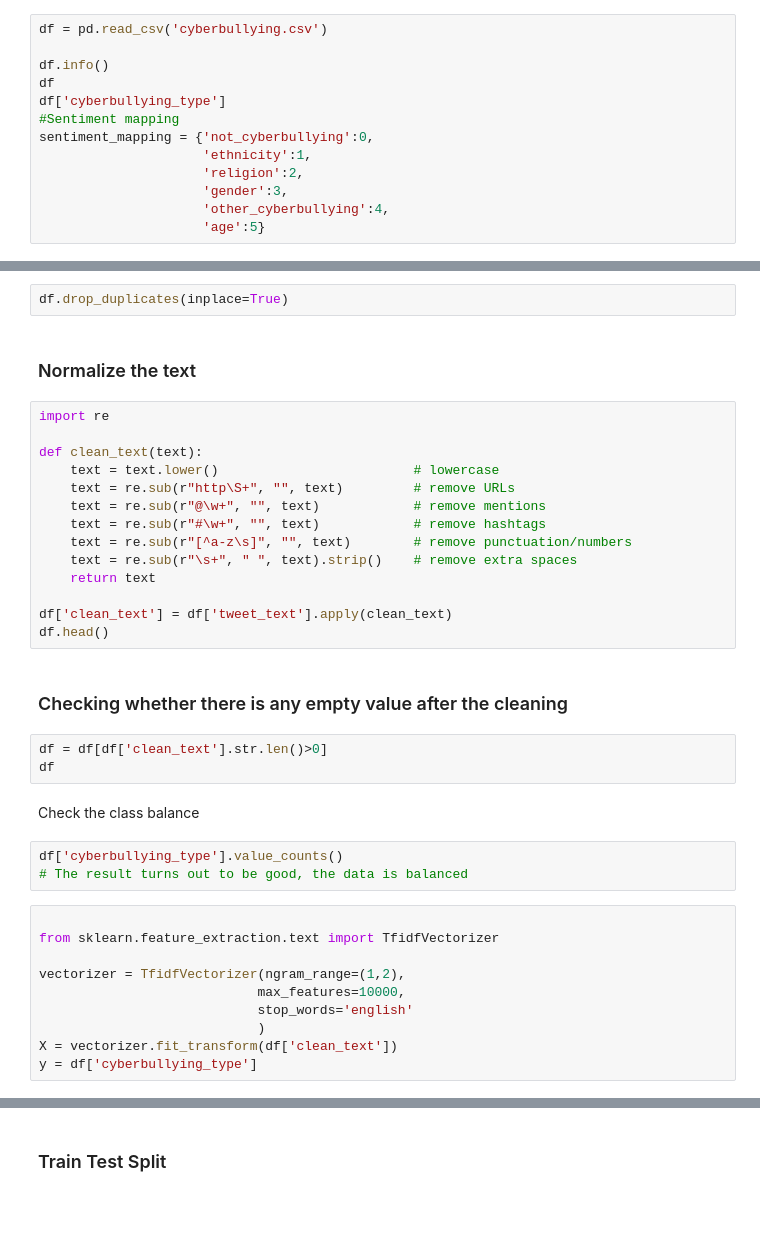
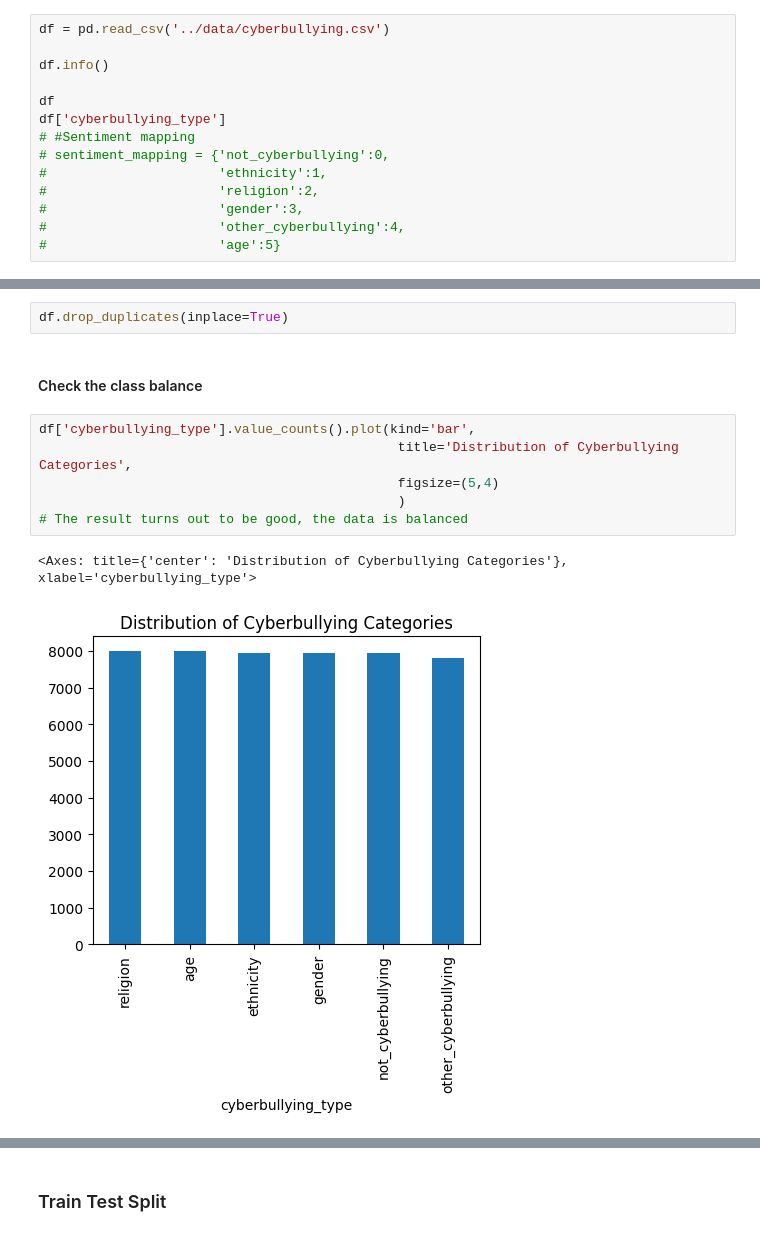
Before and after one commit to lyhengchhen/cyberbullyclassification, a Jupyter notebook: notebooks/cyberclassi.ipynb, the cells around one changed output, grey strips where cells are left out. Drawn from its saved outputs; the diff is of its cells as text; blank space fills up the shorter version.

Commit message:
Preprocessing + feature Engineering + Tfidf + Confusion Matrix

```diff
--- a/notebooks/cyberclassi.ipynb
+++ b/notebooks/cyberclassi.ipynb
@@ -6,18 +9,19 @@ from sklearn.model_selection import train_test_split
 from transformers import DistilBertTokenizer
 import torch
 # %%
-df = pd.read_csv('cyberbullying.csv')
+df = pd.read_csv('../data/cyberbullying.csv')
 
 df.info()
+
 df
 df['cyberbullying_type']
-#Sentiment mapping
-sentiment_mapping = {'not_cyberbullying':0,
-                     'ethnicity':1,
-                     'religion':2,
-                     'gender':3,
-                     'other_cyberbullying':4,
-                     'age':5}
+# #Sentiment mapping
+# sentiment_mapping = {'not_cyberbullying':0,
+#                      'ethnicity':1,
+#                      'religion':2,
+#                      'gender':3,
+#                      'other_cyberbullying':4,
+#                      'age':5}
 # %% [output]
 <class 'pandas.DataFrame'>
 RangeIndex: 47692 entries, 0 to 47691
@@ -42,38 +68,13 @@ AttributeError: 'DataFrame' object has no attribute 'dtype'
 # %%
 df.drop_duplicates(inplace=True)
-# %% [markdown]
-### Normalize the text
-# %%
-import re
-
-def clean_text(text):
-    text = text.lower()                         # lowercase
-    text = re.sub(r"http\S+", "", text)         # remove URLs
-    text = re.sub(r"@\w+", "", text)            # remove mentions
-    text = re.sub(r"#\w+", "", text)            # remove hashtags
-    text = re.sub(r"[^a-z\s]", "", text)        # remove punctuation/numbers
-    text = re.sub(r"\s+", " ", text).strip()    # remove extra spaces
-    return text
-
-df['clean_text'] = df['tweet_text'].apply(clean_text)
-df.head()
-# %% [markdown]
-### Checking whether there is any empty value after the cleaning
-# %%
-df = df[df['clean_text'].str.len()>0]
-df
 # %% [markdown]
-Check the class balance
+#### Check the class balance
 # %%
-df['cyberbullying_type'].value_counts()
+df['cyberbullying_type'].value_counts().plot(kind='bar',
+                                              title='Distribution of Cyberbullying Categories',
+                                              figsize=(5,4)
+                                              )
 # The result turns out to be good, the data is balanced
+# %% [output]
+<Axes: title={'center': 'Distribution of Cyberbullying Categories'}, xlabel='cyberbullying_type'>
+[figure, added]
-# %%
-
-from sklearn.feature_extraction.text import TfidfVectorizer
-
-vectorizer = TfidfVectorizer(ngram_range=(1,2),
-                            max_features=10000,
-                            stop_words='english'
-                            )
-X = vectorizer.fit_transform(df['clean_text'])
-y = df['cyberbullying_type']
```
Also changed, not shown: parts of 27 cells of this notebook.
